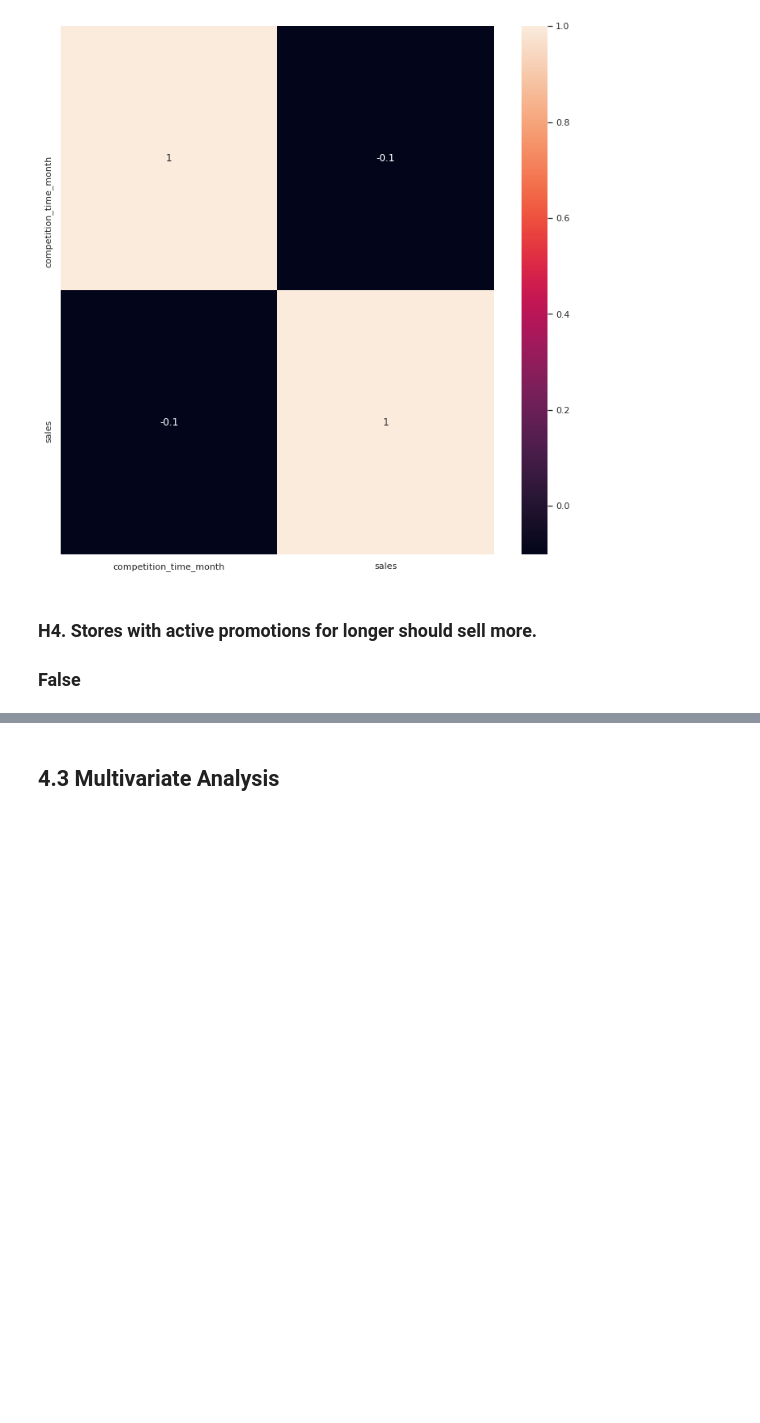
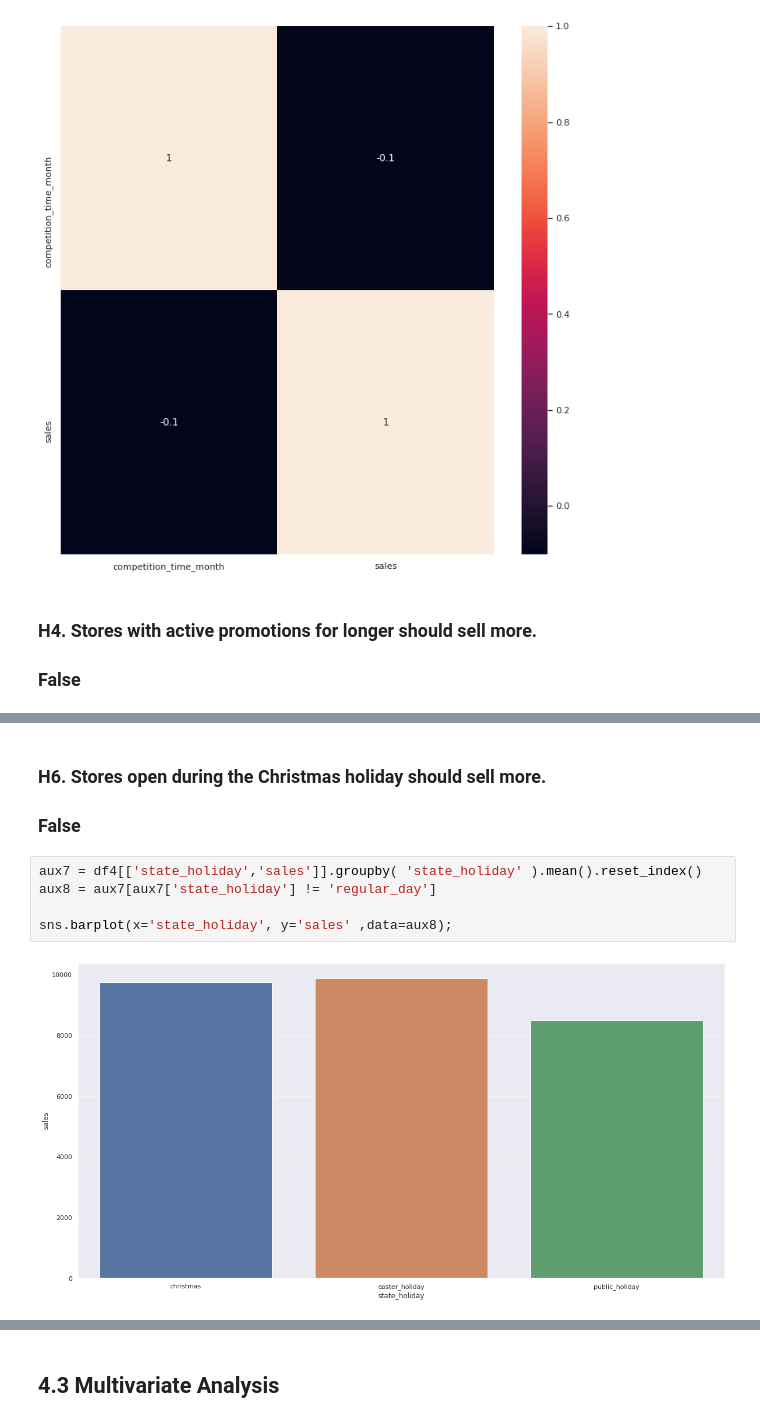
Before and after one commit to Alexandre-Magno/rossmann_sales, a Jupyter notebook: Ciclo_01_rossmann.ipynb, the cells around one changed output, grey strips where cells are left out. Cells and saved outputs as stored; diff of their text form; blank space fills up the shorter version.

```diff
--- a/Ciclo_01_rossmann.ipynb
+++ b/Ciclo_01_rossmann.ipynb
@@ -567,0 +705,10 @@ ax.legend( labels=['Tradicional & Extendida', 'Extendida']);
+# %% [markdown]
+### **H6.** Stores open during the Christmas holiday should sell more.
+### **False**
+# %%
+aux7 = df4[['state_holiday','sales']].groupby( 'state_holiday' ).mean().reset_index()
+aux8 = aux7[aux7['state_holiday'] != 'regular_day']
+
+sns.barplot(x='state_holiday', y='sales' ,data=aux8);
+# %% [output]
+[figure, added]
```
Also changed, not shown: parts of 79 cells of this notebook.
